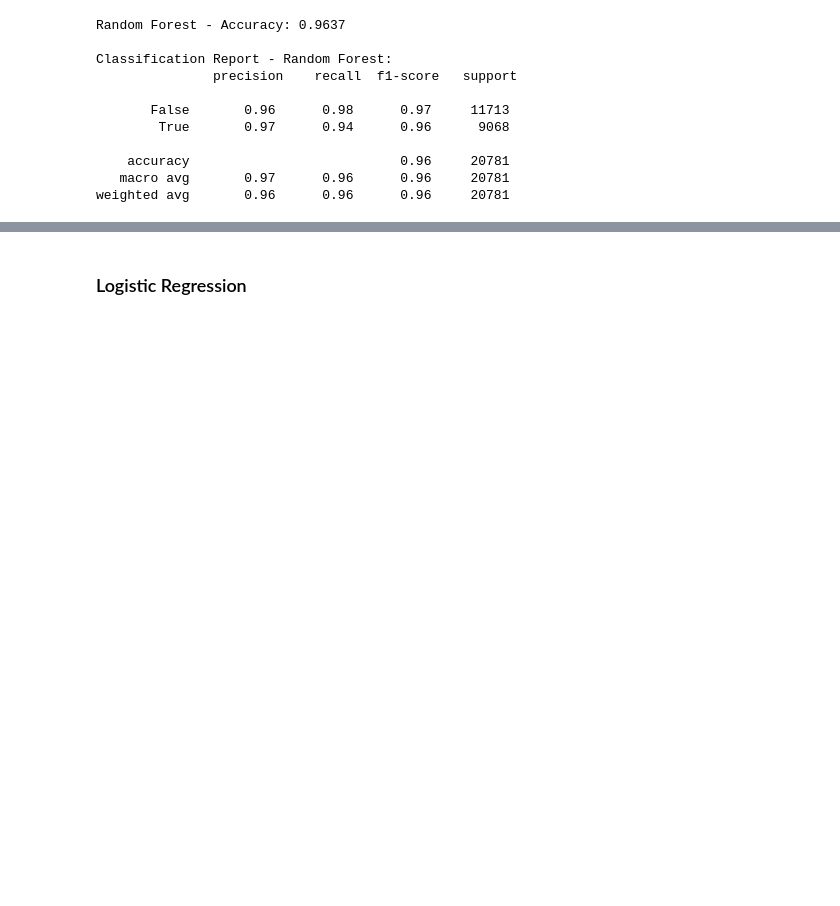
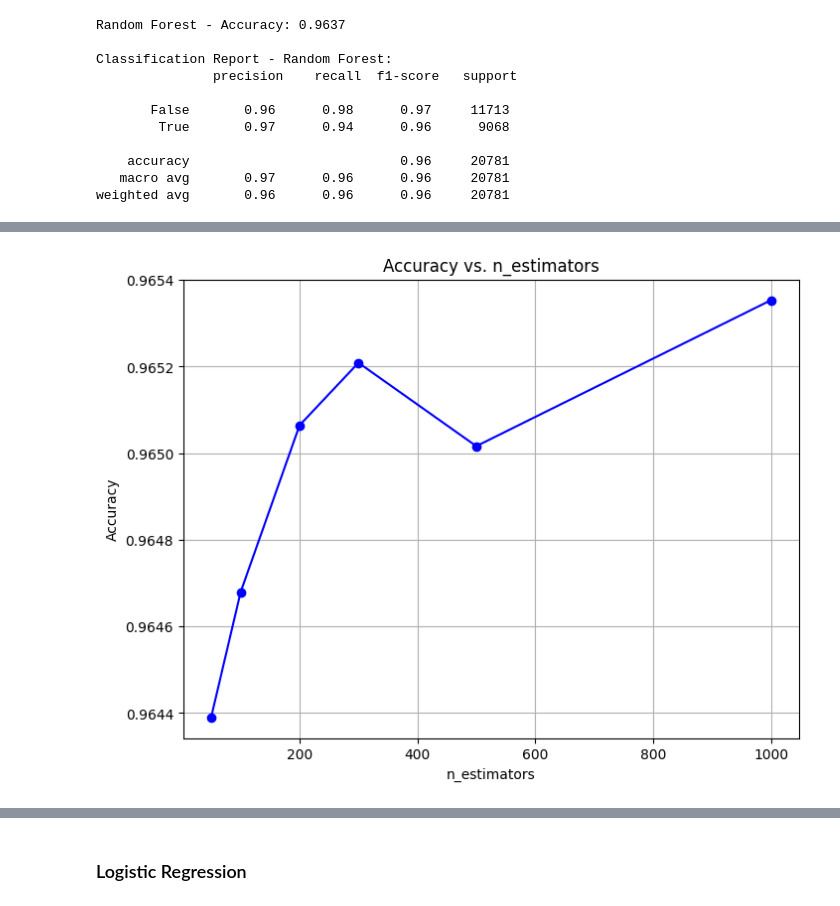
Before and after one commit to inessmatos/FAA_Project2, a Jupyter notebook: FAA_Project2.ipynb, the cells around one changed output, grey strips where cells are left out. Cells and saved outputs as stored; diff of their text form; code cells hidden in the pictures; blank space fills up the shorter version.

```diff
--- a/FAA_Project2.ipynb
+++ b/FAA_Project2.ipynb
@@ -706,11 +711,11 @@ weighted avg       0.96      0.96      0.96     20781
 # %%
 # Define the parameters we want to test
 param_dist = {
-    'n_estimators': [100, 200, 300, 500, 1000],
-    'max_depth': [10, 20, None],
-    'min_samples_split': [2, 5, 10],
-    'min_samples_leaf': [1, 2, 4],
-    'max_features': ['auto', 'sqrt', 'log2'],
+    'n_estimators': [100, 200, 500],
+    'max_depth': [10, 20, 50],
+    'min_samples_split': [2, 5],
+    'min_samples_leaf': [1, 2],
+    'max_features': ['auto', 'sqrt'],
     'bootstrap': [True, False]
 }
 # %%
@@ -719,7 +724,7 @@ rf_model = RandomForestClassifier(random_state=42)
 # %%
 # RandomizedSearchCV for parameter searching with cross-validation
 random_search = RandomizedSearchCV(estimator=rf_model, param_distributions=param_dist,
-                                   n_iter=100, cv=5, verbose=2, n_jobs=-1, scoring='accuracy', random_state=42)
+                                   n_iter=20, cv=5, verbose=2, n_jobs=-1, scoring='accuracy', random_state=42)
 # %%
 # Adjust the model
 random_search.fit(X_train, y_train)
@@ -731,0 +754,27 @@ KeyboardInterrupt:
+# %%
+# Valores de n_estimators para testar
+n_estimators_range = [50, 100, 200, 300, 500, 1000]
+accuracies = []
+
+# Testar diferentes valores de n_estimators
+for n in n_estimators_range:
+    rf_model = RandomForestClassifier(n_estimators=n,
+                                      min_samples_split=2,
+                                      min_samples_leaf=1,
+                                      max_features='sqrt',
+                                      max_depth=20,
+                                      bootstrap=False,
+                                      random_state=42)
+    rf_model.fit(X_train, y_train)
+    accuracies.append(accuracy_score(y_test, rf_model.predict(X_test)))
+
+# Plotando o gráfico
+plt.figure(figsize=(8, 6))
+plt.plot(n_estimators_range, accuracies, marker='o', color='blue')
+plt.xlabel('n_estimators')
+plt.ylabel('Accuracy')
+plt.title('Accuracy vs. n_estimators')
+plt.grid(True)
+plt.show()
+# %% [output]
+[figure, added]
```
Also changed, not shown: parts of 15 cells of this notebook.
